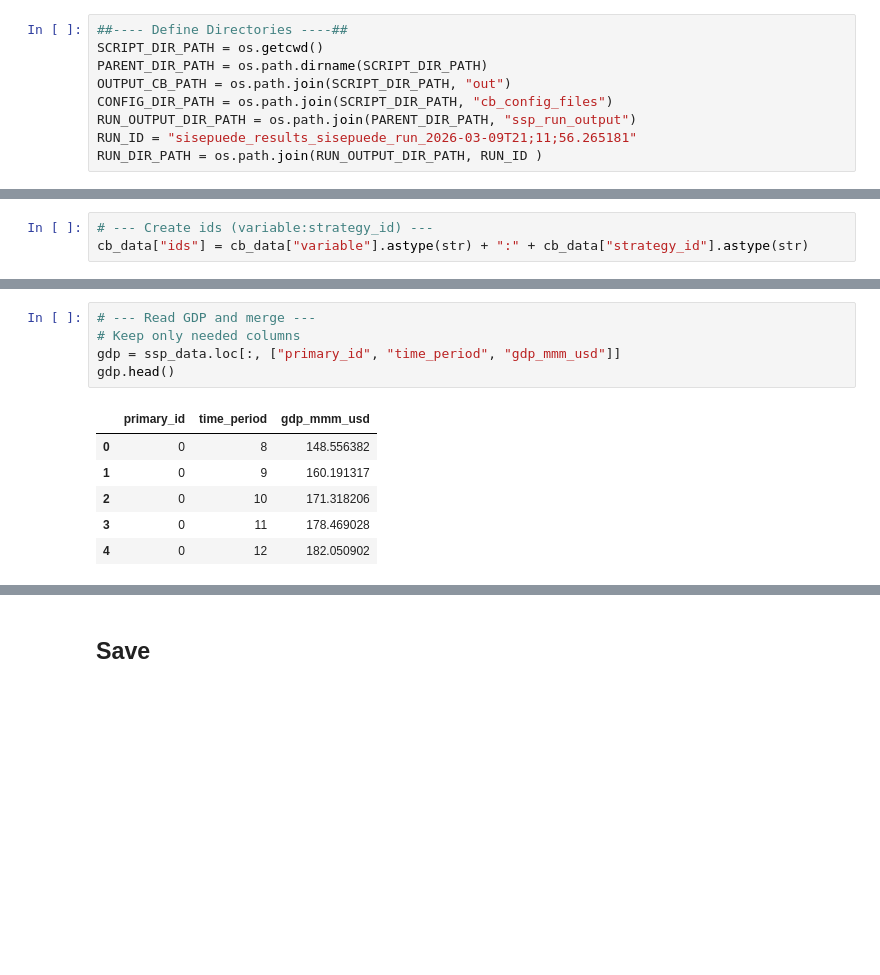
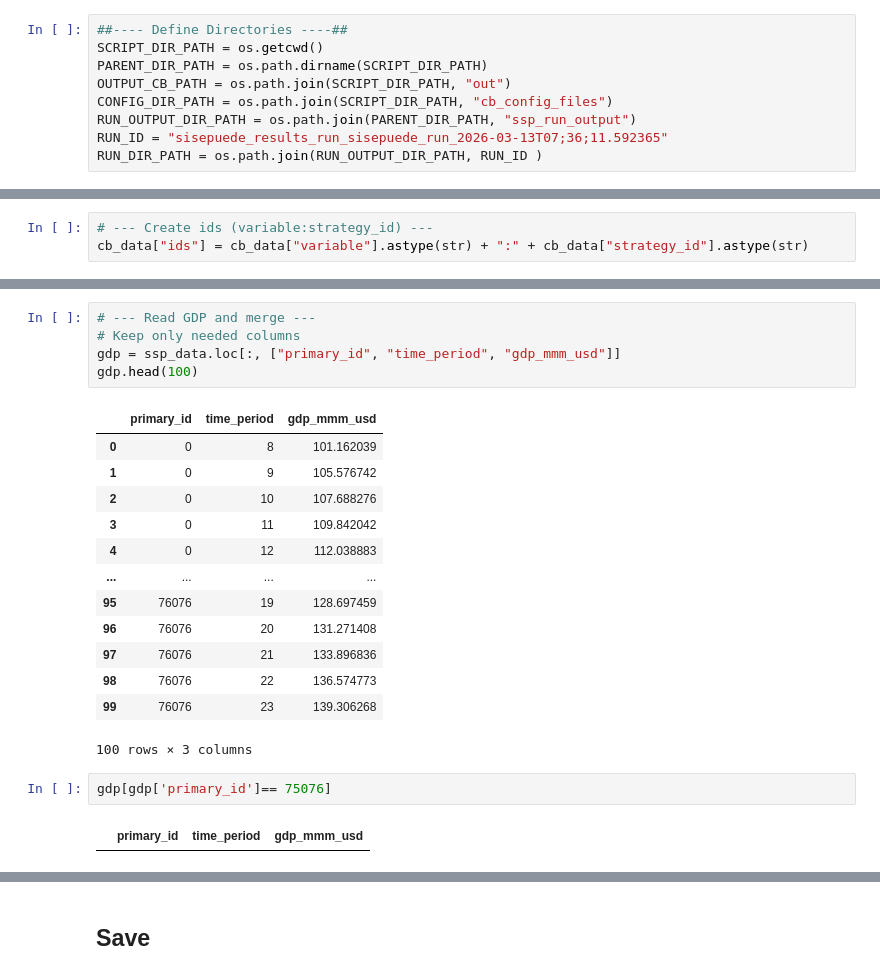
Before and after one commit to sisepuede-framework/ssp_libya, a Jupyter notebook: ssp_modeling/cost-benefits/cb.ipynb, the cells around one changed output, grey strips where cells are left out. Cells and saved outputs as stored; diff of their text form; blank space fills up the shorter version.

```diff
--- a/ssp_modeling/cost-benefits/cb.ipynb
+++ b/ssp_modeling/cost-benefits/cb.ipynb
@@ -12,7 +12,7 @@ PARENT_DIR_PATH = os.path.dirname(SCRIPT_DIR_PATH)
 OUTPUT_CB_PATH = os.path.join(SCRIPT_DIR_PATH, "out")
 CONFIG_DIR_PATH = os.path.join(SCRIPT_DIR_PATH, "cb_config_files")
 RUN_OUTPUT_DIR_PATH = os.path.join(PARENT_DIR_PATH, "ssp_run_output")
-RUN_ID = "sisepuede_results_sisepuede_run_2026-03-09T21;11;56.265181"
+RUN_ID = "sisepuede_results_run_sisepuede_run_2026-03-13T07;36;11.592365"
 RUN_DIR_PATH = os.path.join(RUN_OUTPUT_DIR_PATH, RUN_ID )
 # %%
 RUN_DIR_PATH
@@ -342,15 +351,26 @@ array(['PFLO:ALL', 'PFLO:NDC'], dtype=object)
 # %%
 # --- Read GDP and merge ---
 # Keep only needed columns
 gdp = ssp_data.loc[:, ["primary_id", "time_period", "gdp_mmm_usd"]]
-gdp.head()
+gdp.head(100)
 # %% [output]
 |  | primary_id | time_period | gdp_mmm_usd |
-| 0 | 0 | 8 | 148.556382 |
-| 1 | 0 | 9 | 160.191317 |
-| 2 | 0 | 10 | 171.318206 |
-| 3 | 0 | 11 | 178.469028 |
-| 4 | 0 | 12 | 182.050902 |
+| 0 | 0 | 8 | 101.162039 |
+| 1 | 0 | 9 | 105.576742 |
+| 2 | 0 | 10 | 107.688276 |
+| 3 | 0 | 11 | 109.842042 |
+| 4 | 0 | 12 | 112.038883 |
+| ... | ... | ... | ... |
+| 95 | 76076 | 19 | 128.697459 |
+| 96 | 76076 | 20 | 131.271408 |
+| 97 | 76076 | 21 | 133.896836 |
+| 98 | 76076 | 22 | 136.574773 |
+| 99 | 76076 | 23 | 139.306268 |
+100 rows × 3 columns
+# %%
+gdp[gdp['primary_id']== 75076]
+# %% [output]
+|  | primary_id | time_period | gdp_mmm_usd |
 # %%
 # Merge cb_data with gdp on primary_id and time_period
 cb_data = cb_data.merge(gdp, on=["primary_id", "time_period"], how="left")
```
Also changed, not shown: parts of 27 cells of this notebook, 12 other files.
